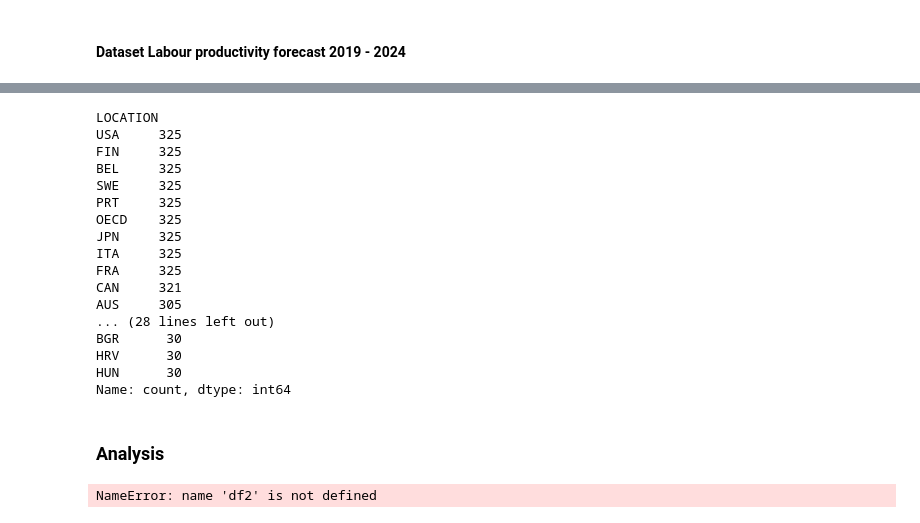
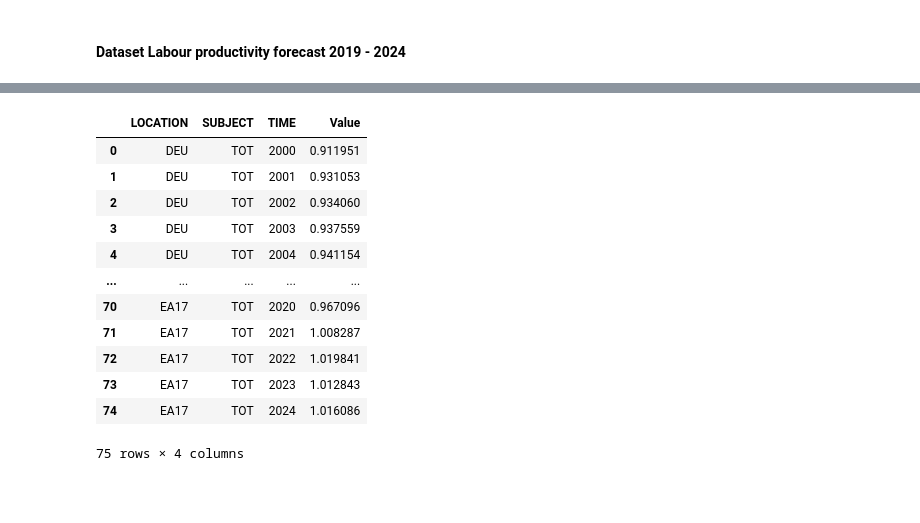
Before and after one commit to lfrch/dst-projekt, a Jupyter notebook: setup_productivityforecast.ipynb, the cells around one changed output, grey strips where cells are left out. Cells and saved outputs as stored; diff of their text form; code cells hidden in the pictures; blank space fills up the shorter version.

```diff
--- a/setup_productivityforecast.ipynb
+++ b/setup_productivityforecast.ipynb
@@ -68 +70,17 @@ memory usage: 453.8+ KB
+# %%
+df
+# %% [output]
+|  | LOCATION | SUBJECT | TIME | Value |
+| 0 | DEU | TOT | 2000 | 0.911951 |
+| 1 | DEU | TOT | 2001 | 0.931053 |
+| 2 | DEU | TOT | 2002 | 0.934060 |
+| 3 | DEU | TOT | 2003 | 0.937559 |
+| 4 | DEU | TOT | 2004 | 0.941154 |
+| ... | ... | ... | ... | ... |
+| 70 | EA17 | TOT | 2020 | 0.967096 |
+| 71 | EA17 | TOT | 2021 | 1.008287 |
+| 72 | EA17 | TOT | 2022 | 1.019841 |
+| 73 | EA17 | TOT | 2023 | 1.012843 |
+| 74 | EA17 | TOT | 2024 | 1.016086 |
+75 rows × 4 columns
 # %%
@@ -71,54 +88,3 @@ list_cat = ['LOCATION', 'SUBJECT']
 
 for i in list_cat:
     df[i] = df[i].astype('category')
-# %%
-df['LOCATION'].value_counts()
-# %% [output]
-LOCATION
-USA     325
-FIN     325
-BEL     325
-SWE     325
-PRT     325
-OECD    325
-JPN     325
-ITA     325
-FRA     325
-CAN     321
-AUS     305
-... (28 lines left out)
-BGR      30
-HRV      30
-HUN      30
-Name: count, dtype: int64
-# %% [markdown]
-### Analysis
-# %%
-# A C M I
-# Mark ist Abbildungstyp, Folgender Underscore bezeichnet genaue Art
-
-#aggregate=count soll Ausprägungen der Variable Homeownership zählen
-
-alt.Chart(df2).mark_bar().encode(
-    x=alt.X('LOCATION').sort('-y').axis  # - gibt an, dass nach absteigender Ausprägung sortiert wird
-    (title='Location',
-     titleAnchor='end',
-     grid=False,
-     labelAngle=0), # Labels von Homeownership werden gedreht
-    y=alt.Y('LOCATION', aggregate='count').axis
-    (title='GDP per hour worked',
-     titleAnchor='end',
-      grid=False,
-     labelAngle=0)
-).properties(
-    title='Bar Chart',
-    width=1000,
-    height=300
-).configure_title(
-    fontSize=20,
-    font='Arial',
-    color='black',
-    anchor='start'
-).configure_view(strokeWidth=0)
-# %% [output]
-NameError: name 'df2' is not defined
```
Also changed, not shown: parts of 27 cells of this notebook, 7 other files.
